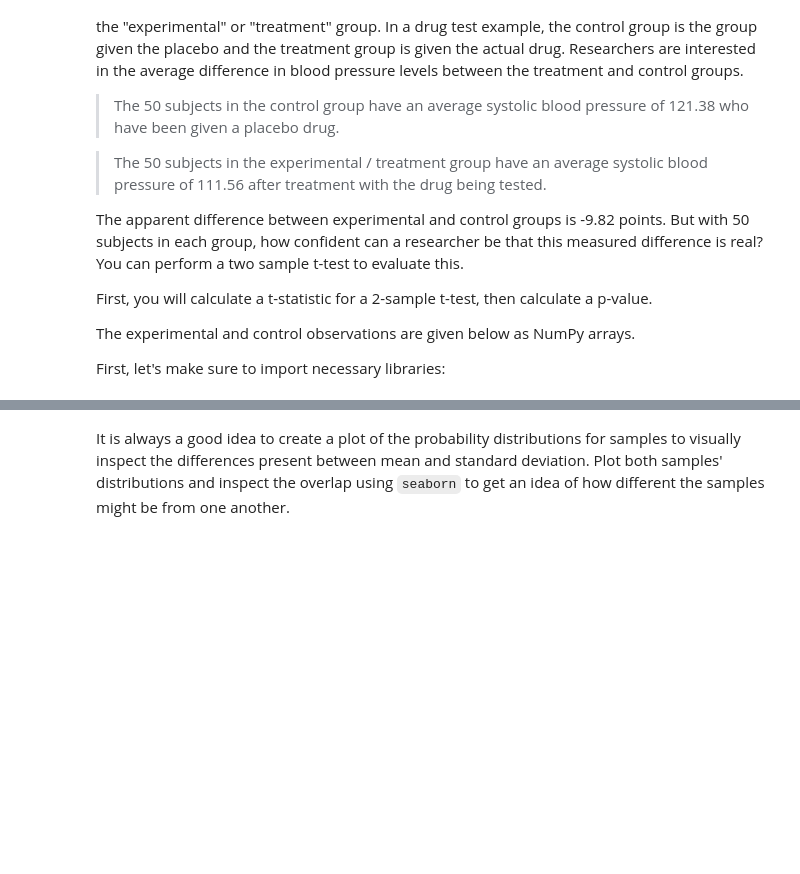
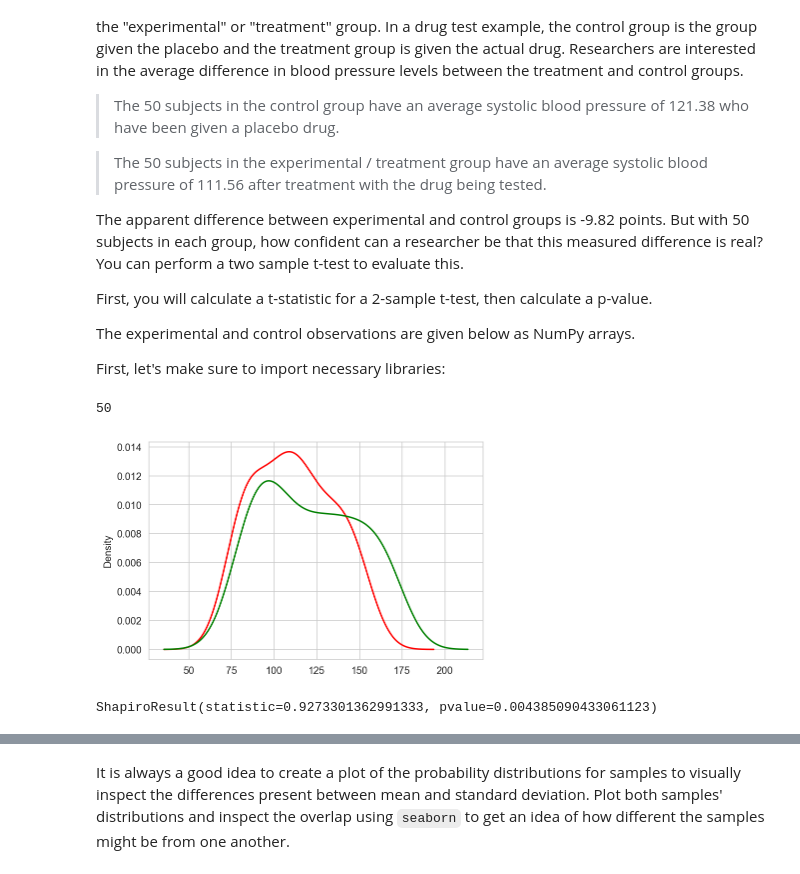
Before and after one commit to Rhino-byte/dsc-two-sample-t-tests-lab, a Jupyter notebook: index.ipynb, the cells around one changed output, grey strips where cells are left out. Drawn from its saved outputs; the diff is of its cells as text; code cells hidden in the pictures; blank space fills up the shorter version.

```diff
--- a/index.ipynb
+++ b/index.ipynb
@@ -51,3 +51,24 @@ experimental = np.array([ 83, 100, 123,  75, 130,  77,  78,  87, 116, 116, 141,
                          101, 142, 152, 130, 123, 122, 154, 119, 149, 106, 107, 108, 151,
                          97,  95, 104, 141,  80, 110, 136, 134, 142, 135, 111,  83,  86,
                          116,  86, 117,  87, 143, 104, 107,  86,  88, 124,  76])
+# %%
+# plot of the control and experiment  to investigate normality
+pd.Series(experimental).plot.density(color='red')
+pd.Series(control).plot.density(color='green')
+len(experimental)
+# %% [output]
+50
+[figure, added]
+# %%
+# Perform a normality test on the two variables using the stats module
+stats.shapiro(experimental)
+# NormaltestResult(statistic=0.9536349177360535, pvalue=0.04820409417152405)
+# using an alpha of 0.05 we therefore reject the null hypothesis: Data is normaly distributed
+# Conclusion the experimental variable is not normally distributed
+#
+stats.shapiro(control)
+# NormaltestResult(statistic=0.9273301362991333, pvalue=0.004385090433061123)
+# using an alpha of 0.05 we therefore reject the null hypothesis: Data is normaly distributed
+# Conclusion the experimental variable is not normally distributed
+# %% [output]
+ShapiroResult(statistic=0.9273301362991333, pvalue=0.004385090433061123)
```
Also changed, not shown: parts of 13 cells of this notebook.
